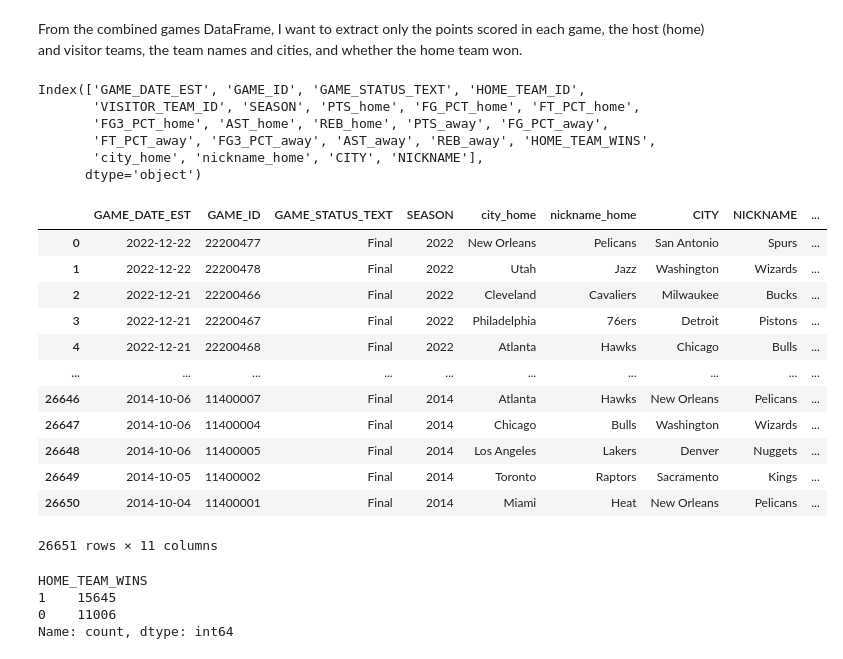
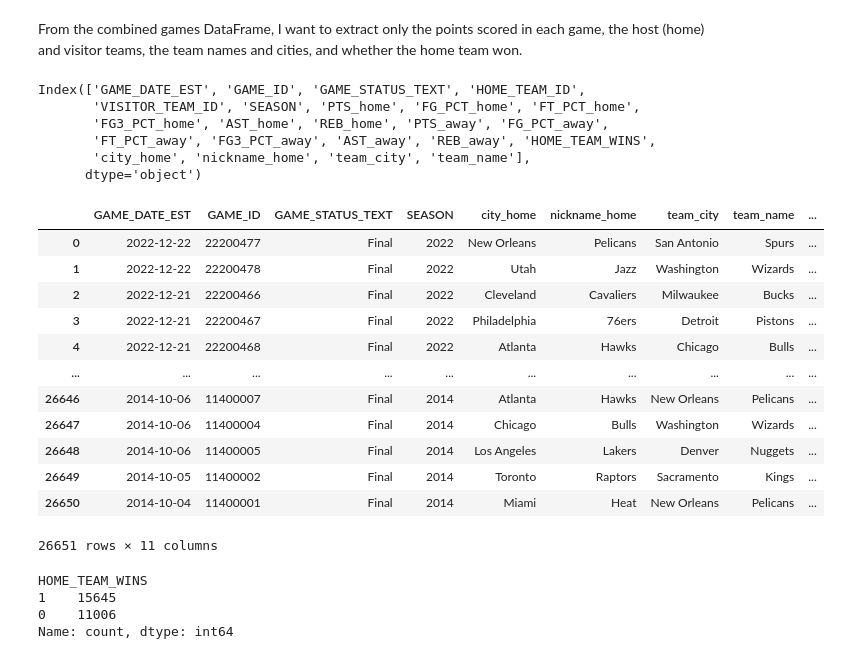
Before and after one commit to alexakh95/Game_prediction, a Jupyter notebook: nba_game_prediction.ipynb, the cells around one changed output. Cells and saved outputs as stored; diff of their text form; code cells hidden in the pictures.

```diff
--- a/nba_game_prediction.ipynb
+++ b/nba_game_prediction.ipynb
@@ -205,5 +205,4 @@ games.head()
 # %% [markdown]
 Games Table: This table contains the scores for each game. By creating separate data frames for home and away games, I can analyze the team's performance based on whether they played at home or away.
 # %%
-teams = teams[["TEAM_ID", "CITY", "NICKNAME"]]
-teams.head()
+teams = teams[["TEAM_ID", "CITY", "NICKNAME"]].rename(columns={"CITY": "team_city", "NICKNAME": "team_name"})
@@ -229,7 +239,7 @@ home_games.head()
 # %%
 home_games = home_games.rename(columns={
-    "CITY" : "city_home",
-    "NICKNAME" : "nickname_home"
+    "team_city" : "city_home",
+    "team_name" : "nickname_home"
 })
 # %%
 both_games = pd.merge(home_games, teams, left_on= "TEAM_ID_away", right_on="TEAM_ID", how="inner")
@@ -264,14 +274,14 @@ Index(['GAME_DATE_EST', 'GAME_ID', 'GAME_STATUS_TEXT', 'HOME_TEAM_ID',
        'VISITOR_TEAM_ID', 'SEASON', 'PTS_home', 'FG_PCT_home', 'FT_PCT_home',
        'FG3_PCT_home', 'AST_home', 'REB_home', 'PTS_away', 'FG_PCT_away',
        'FT_PCT_away', 'FG3_PCT_away', 'AST_away', 'REB_away', 'HOME_TEAM_WINS',
-       'city_home', 'nickname_home', 'CITY', 'NICKNAME'],
+       'city_home', 'nickname_home', 'team_city', 'team_name'],
       dtype='object')
 # %%
 # Correct way to select specific columns
-games_stats = games_stats[["GAME_DATE_EST", "GAME_ID", "GAME_STATUS_TEXT", "SEASON", "city_home", "nickname_home", "CITY", "NICKNAME", "PTS_home", "PTS_away", "HOME_TEAM_WINS"]]
+games_stats = games_stats[["GAME_DATE_EST", "GAME_ID", "GAME_STATUS_TEXT", "SEASON", "city_home", "nickname_home", "team_city", "team_name", "PTS_home", "PTS_away", "HOME_TEAM_WINS"]]
 games_stats
 # %% [output]
-|  | GAME_DATE_EST | GAME_ID | GAME_STATUS_TEXT | SEASON | city_home | nickname_home | CITY | NICKNAME | ... |
+|  | GAME_DATE_EST | GAME_ID | GAME_STATUS_TEXT | SEASON | city_home | nickname_home | team_city | team_name | ... |
 | 0 | 2022-12-22 | 22200477 | Final | 2022 | New Orleans | Pelicans | San Antonio | Spurs | ... |
 | 1 | 2022-12-22 | 22200478 | Final | 2022 | Utah | Jazz | Washington | Wizards | ... |
 | 2 | 2022-12-21 | 22200466 | Final | 2022 | Cleveland | Cavaliers | Milwaukee | Bucks | ... |
```
Also changed, not shown: parts of 21 cells of this notebook.
